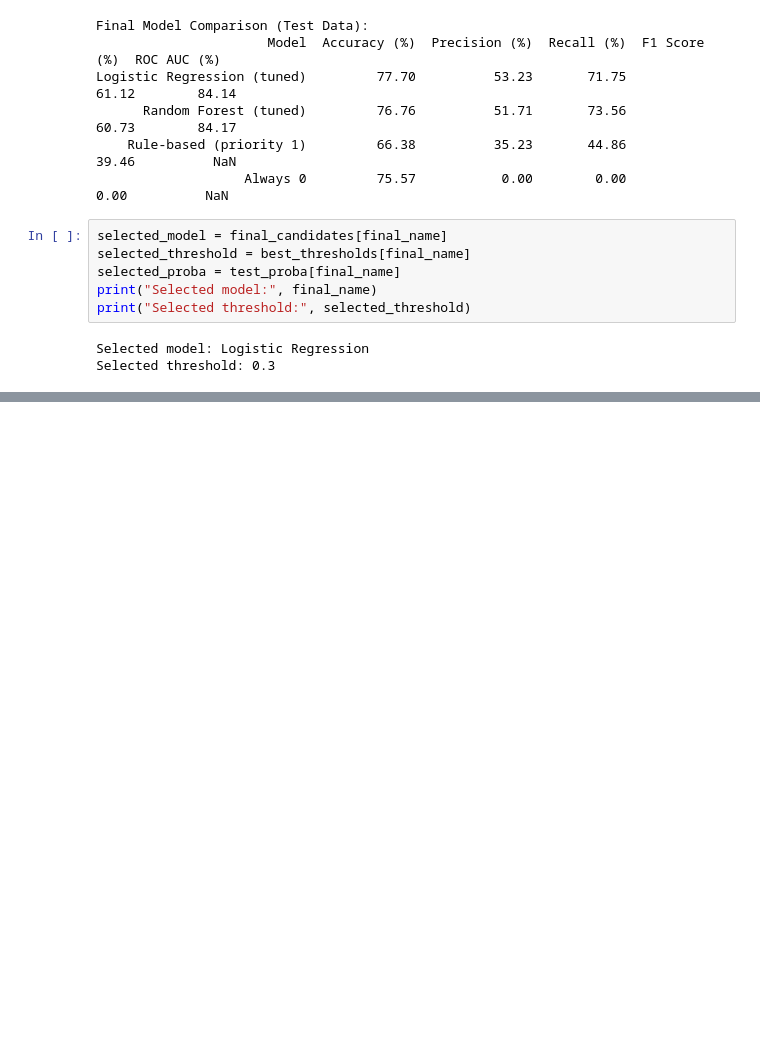
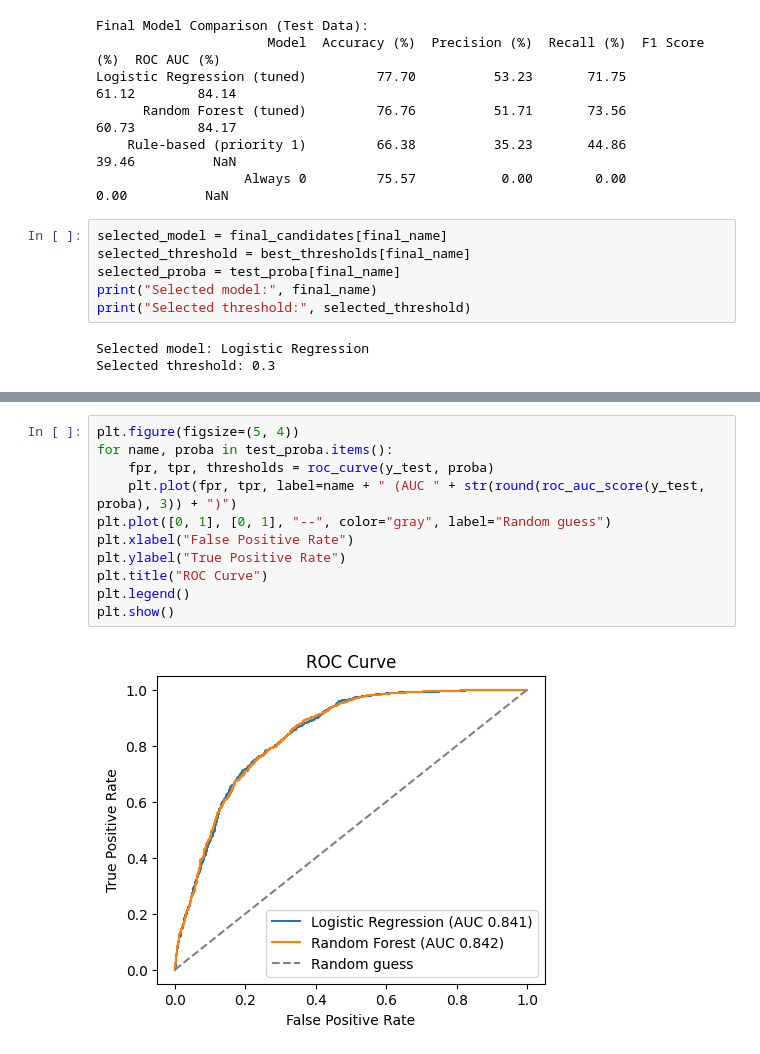
Before and after one commit to imsomya22092005-bot/Mindora, a Jupyter notebook: personalized_suggestion/personalized_coping_recommendation_model.ipynb, the cells around one changed output, grey strips where cells are left out. Cells and saved outputs as stored; diff of their text form; blank space fills up the shorter version.

```diff
--- a/personalized_suggestion/personalized_coping_recommendation_model.ipynb
+++ b/personalized_suggestion/personalized_coping_recommendation_model.ipynb
@@ -1843,0 +1888,13 @@ Selected threshold: 0.3
+# %%
+plt.figure(figsize=(5, 4))
+for name, proba in test_proba.items():
+    fpr, tpr, thresholds = roc_curve(y_test, proba)
+    plt.plot(fpr, tpr, label=name + " (AUC " + str(round(roc_auc_score(y_test, proba), 3)) + ")")
+plt.plot([0, 1], [0, 1], "--", color="gray", label="Random guess")
+plt.xlabel("False Positive Rate")
+plt.ylabel("True Positive Rate")
+plt.title("ROC Curve")
+plt.legend()
+plt.show()
+# %% [output]
+[figure, added]
```
Also changed, not shown: parts of 13 cells of this notebook.
